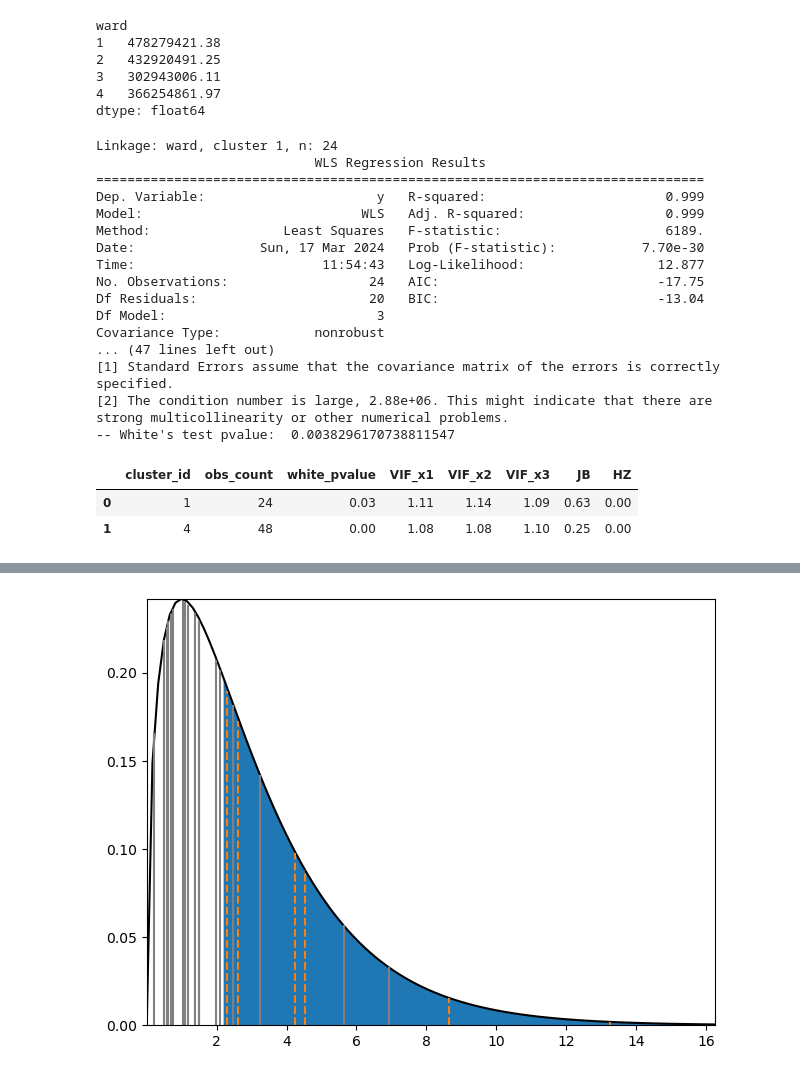
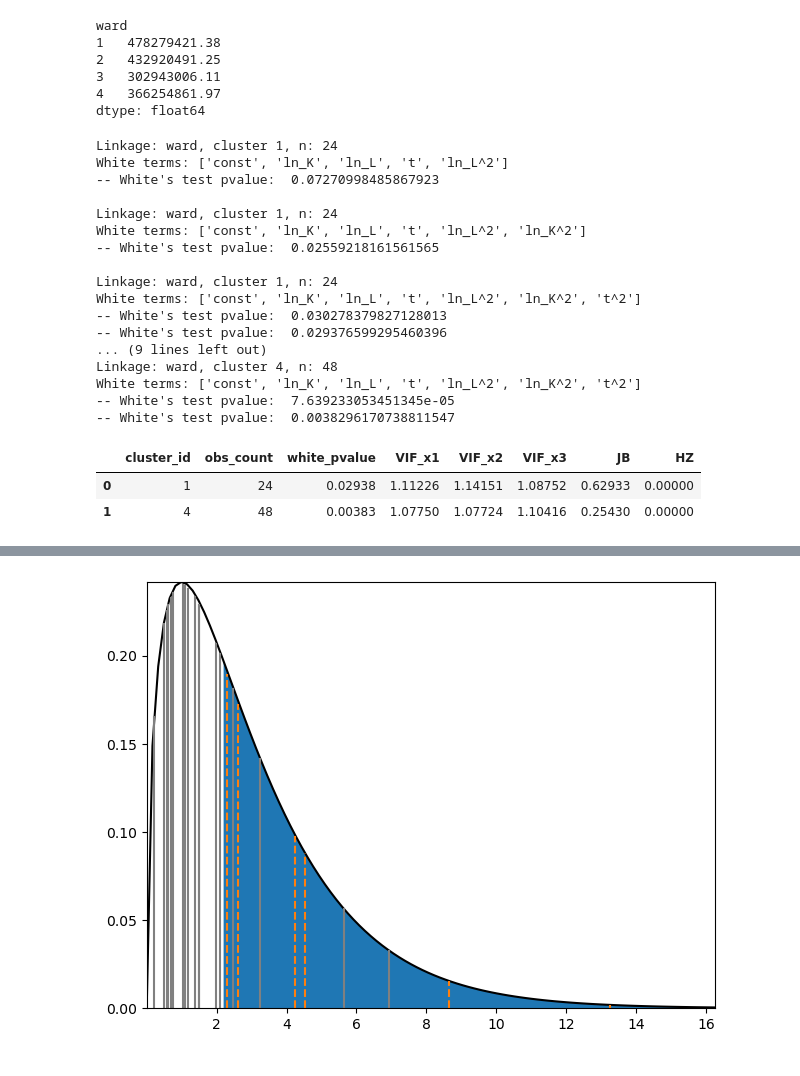
Before and after one commit to tony-pitchblack/---------------, a Jupyter notebook: clustering-structure.ipynb, the cells around one changed output, grey strips where cells are left out. Saved outputs shown, nothing was run; the diff lists cells and outputs as text; code cells hidden in the pictures.

```diff
--- a/clustering-structure.ipynb
+++ b/clustering-structure.ipynb
@@ -358,7 +363,7 @@ axs_indices = [(i, j) for i in range(2) for j in range(2)]
 cluster_ids = np.sort(data_for_regr_cl[linkage_type].unique())
 for axs_ind, cluster_id in zip(axs_indices, cluster_ids):
     cluster = data_for_regr_cl[data_for_regr_cl[linkage_type] == cluster_id] \
-        .sort_values('t')
+        # .sort_values('t')
 
     regr_metrics = {}
     X = cluster.loc[:, ["ln_K", "ln_L", "t"]]
@@ -414,7 +419,7 @@ for axs_ind, cluster_id in zip(axs_indices, cluster_ids):
 
     n=X[X.columns[0]].count()
 
-    max_lag = 5
+    max_lag = 6
     dw_vals = (DW_table.loc[n, 'DW_L'], DW_table.loc[n, 'DW_U'])
     OLS_AR, proc_log = OLS_AR_n(regression, max_lag, dw_vals)
     cochrane_log_all[cluster_id] = pd.DataFrame(proc_log)
@@ -431,8 +436,8 @@ for axs_ind, cluster_id in zip(axs_indices, cluster_ids):
     regr_metrics['cluster_id'] = cluster_id
     regr_metrics['n'] = n
 
-    white_pvalue = sm.stats.diagnostic.het_white(result_OLS.resid, X)[1]
-    regr_metrics['white_pvalue'] = white_pvalue
+    white_lm_pvalue = sm.stats.diagnostic.het_white(result_OLS.resid, X)[1]
+    regr_metrics['white_lm_pvalue'] = white_lm_pvalue
 
     regr_metrics['R^2'] = result_OLS.rsquared
     regr_metrics['f_pvalue'] = result_OLS.f_pvalue
@@ -454,7 +459,7 @@ for axs_ind, cluster_id in zip(axs_indices, cluster_ids):
 
     # print('\nLinkage: {l}, cluster {c}, n: {n}'.format(l=linkage_type, c=cluster_id, n=n))
     # print(result_OLS.summary())
-    # print('-- White\'s test pvalue: ', white_pvalue)
+    # print('-- White\'s test pvalue: ', white_lm_pvalue)
     # print('-- VIF:', VIF_array)
 
     # X_resid = X.iloc[:, 1:]
@@ -612,76 +615,79 @@ for cluster_id in [1, 4]:
     result_OLS = regression.fit()
 
 
-    n_lags=X[X.columns[0]].count()
-    # for k in range(1, X.shape[1]):
-    #     regr_white_WLS, whites_terms = get_whites_regr(regression, k)
-    #     result_white_WLS = regr_white_WLS.fit()
-    #     print('\nLinkage: {l}, cluster {c}, n: {n}'.format(l=linkage_type, c=cluster_id, n=n))
-    #     print(f'White terms: {whites_terms}')
-    #     print(result_white_WLS.summary())
-    #     white_pvalue = sm.stats.diagnostic.het_white(result_white_WLS.resid, X)[1]
-    #     print('-- White\'s test pvalue: ', white_pvalue)
+    n=X[X.columns[0]].count()
+    for k in range(1, X.shape[1]):
+        regr_white_WLS, whites_terms = get_whites_regr(regression, k)
+        result_white_WLS = regr_white_WLS.fit()
+        print('\nLinkage: {l}, cluster {c}, n: {n}'.format(l=linkage_type, c=cluster_id, n=n))
+        print(f'White terms: {whites_terms}')
+        # print(result_white_WLS.summary())
+        white_lm_pvalue = sm.stats.diagnostic.het_white(result_white_WLS.resid, X)[1]
+        print('-- White\'s test pvalue: ', white_lm_pvalue)
 
 
     whites_regr, whites_terms = get_whites_regr(regression, full=True)
     result_white_WLS = whites_regr.fit()
 
     result_OLS = result_white_WLS
-    print('\nLinkage: {l}, cluster {c}, n: {n}'.format(l=linkage_type, c=cluster_id, n=n_lags))
-    print(result_OLS.summary())
+    # print('\nLinkage: {l}, cluster {c}, n: {n}'.format(l=linkage_type, c=cluster_id, n=n))
+    # print(result_OLS.summary())
+
     regr_metrics['cluster_id'] = cluster_id
-    regr_metrics['obs_count'] = n_lags
+    regr_metrics['obs_count'] = n
 
-    white_pvalue = sm.stats.diagnostic.het_white(result_OLS.resid, X)[1]
-    print('-- White\'s test pvalue: ', white_pvalue)
-    regr_metrics['white_pvalue'] = white_pvalue
+    white_lm_pvalue = sm.stats.diagnostic.het_white(result_OLS.resid, X)[1]
+    print('-- White\'s test pvalue: ', white_lm_pvalue)
+    regr_metrics['white_lm_pvalue'] = white_lm_pvalue
 
     # SSE_i = (result_OLS.resid ** 2).sum()
     # SSE_all.append(SSE_i)
     # print('-- SSE_i: ', round(SSE_i, 2))
 
     for exog_idx in range(1, regression.exog.shape[1]):
         VIF = variance_inflation_factor(regression.exog, exog_idx)
         regr_metrics[f'VIF_x{exog_idx}'] = VIF
     # print('-- VIF:', VIF_array)
     regr_metrics['JB'] = jarque_bera(result_OLS.resid)[1]
     hz, hz_pval, normal = multivariate_normality(regression.exog)
     regr_metrics['HZ'] = hz_pval
 
     regr_metrics_all.append(regr_metrics)
 
     # X_resid = X_resid.join(data_for_regr_cl['Код раздела'])
     # g = sns.PairGrid(X_resid, y_vars=["e"], x_vars=["ln_K", "ln_L", "t"],
     #                  hue='Код раздела', height=4)
     # # g.map(sns.regplot, color=".3", ci=None)
     # g.map(sns.scatterplot)
     # g.set(ylim=(-1.5, 1.5), yticks=[-1.5, -1, 0, 1, 1.5])
 
+pd.set_option('display.precision', 5)
+pd.set_option('display.float_format', '{:,.5f}'.format)
 regr_metrics_all = pd.DataFrame(regr_metrics_all)
 # print(regr_metrics_all)
 regr_metrics_all
 # plt.show()
 # %% [output]
 Linkage: ward, cluster 1, n: 24
-                            WLS Regression Results
-==============================================================================
-Dep. Variable:                      y   R-squared:                       0.999
-Model:                            WLS   Adj. R-squared:                  0.999
-Method:                 Least Squares   F-statistic:                     6189.
-Date:                Sun, 17 Mar 2024   Prob (F-statistic):           7.70e-30
-Time:                        11:54:43   Log-Likelihood:                 12.877
-No. Observations:                  24   AIC:                            -17.75
-Df Residuals:                      20   BIC:                            -13.04
-Df Model:                           3
-Covariance Type:            nonrobust
-... (47 lines left out)
-[1] Standard Errors assume that the covariance matrix of the errors is correctly specified.
-[2] The condition number is large, 2.88e+06. This might indicate that there are
-strong multicollinearity or other numerical problems.
+White terms: ['const', 'ln_K', 'ln_L', 't', 'ln_L^2']
+-- White's test pvalue:  0.07270998485867923
+
+Linkage: ward, cluster 1, n: 24
+White terms: ['const', 'ln_K', 'ln_L', 't', 'ln_L^2', 'ln_K^2']
+-- White's test pvalue:  0.02559218161561565
+
+Linkage: ward, cluster 1, n: 24
+White terms: ['const', 'ln_K', 'ln_L', 't', 'ln_L^2', 'ln_K^2', 't^2']
+-- White's test pvalue:  0.030278379827128013
+-- White's test pvalue:  0.029376599295460396
+... (9 lines left out)
+Linkage: ward, cluster 4, n: 48
+White terms: ['const', 'ln_K', 'ln_L', 't', 'ln_L^2', 'ln_K^2', 't^2']
+-- White's test pvalue:  7.639233053451345e-05
 -- White's test pvalue:  0.0038296170738811547
 |  | cluster_id | obs_count | white_pvalue | VIF_x1 | VIF_x2 | VIF_x3 | JB | HZ |
-| 0 | 1 | 24 | 0.03 | 1.11 | 1.14 | 1.09 | 0.63 | 0.00 |
-| 1 | 4 | 48 | 0.00 | 1.08 | 1.08 | 1.10 | 0.25 | 0.00 |
+| 0 | 1 | 24 | 0.02938 | 1.11226 | 1.14151 | 1.08752 | 0.62933 | 0.00000 |
+| 1 | 4 | 48 | 0.00383 | 1.07750 | 1.07724 | 1.10416 | 0.25430 | 0.00000 |
 # %%
 d_clust_g2 = data_for_regr_cl[data_for_regr_cl['ward'] == 2][
     ['ln_ROFA', 'ln_K', 'ln_L', 't']]
```
Also changed, not shown: parts of 13 cells of this notebook, 1 other file.
